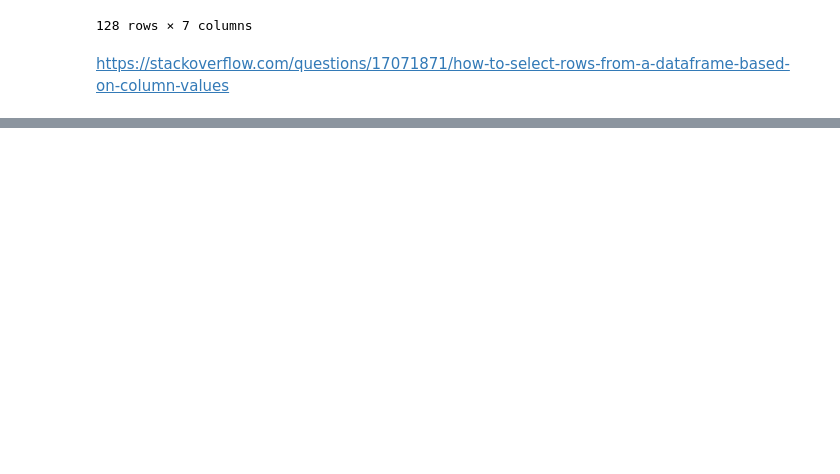
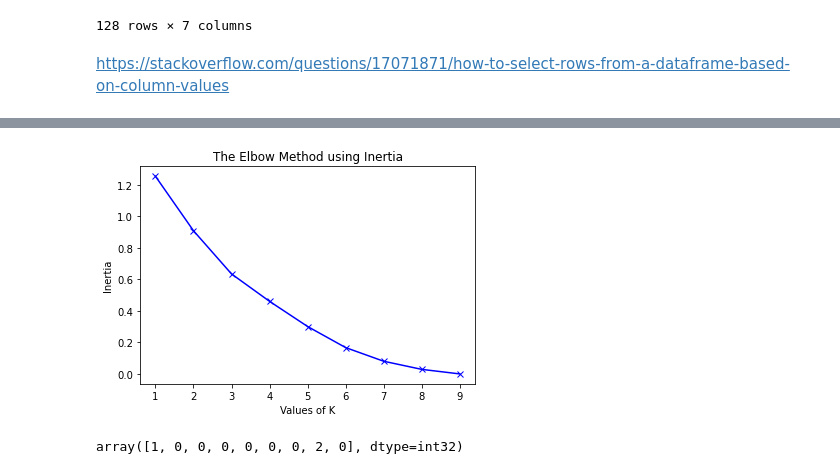
Before and after one commit to alinasansevich/Coursera_Capstone, a Jupyter notebook: Clustering-Neighborhoods-in-Rosario.ipynb, the cells around one changed output, grey strips where cells are left out. Saved outputs shown, nothing was run; the diff lists cells and outputs as text; code cells hidden in the pictures; blank space fills up the shorter version.

```diff
--- a/Clustering-Neighborhoods-in-Rosario.ipynb
+++ b/Clustering-Neighborhoods-in-Rosario.ipynb
@@ -949,0 +1132,20 @@ https://stackoverflow.com/questions/17071871/how-to-select-rows-from-a-dataframe
+# %%
+plt.plot(K, inertias, 'bx-')
+plt.xlabel('Values of K')
+plt.ylabel('Inertia')
+plt.title('The Elbow Method using Inertia')
+plt.show()
+# %% [output]
+[figure, added]
+# %%
+# from New York Data Set
+# set number of clusters
+kclusters = 3
+
+# run k-means clustering
+kmeans = KMeans(n_clusters=kclusters, random_state=0).fit(rosario_grouped_clustering)
+
+# check cluster labels generated for each row in the dataframe
+kmeans.labels_[0:10]
+# %% [output]
+array([1, 0, 0, 0, 0, 0, 0, 2, 0], dtype=int32)
```
Also changed, not shown: parts of 57 cells of this notebook.
